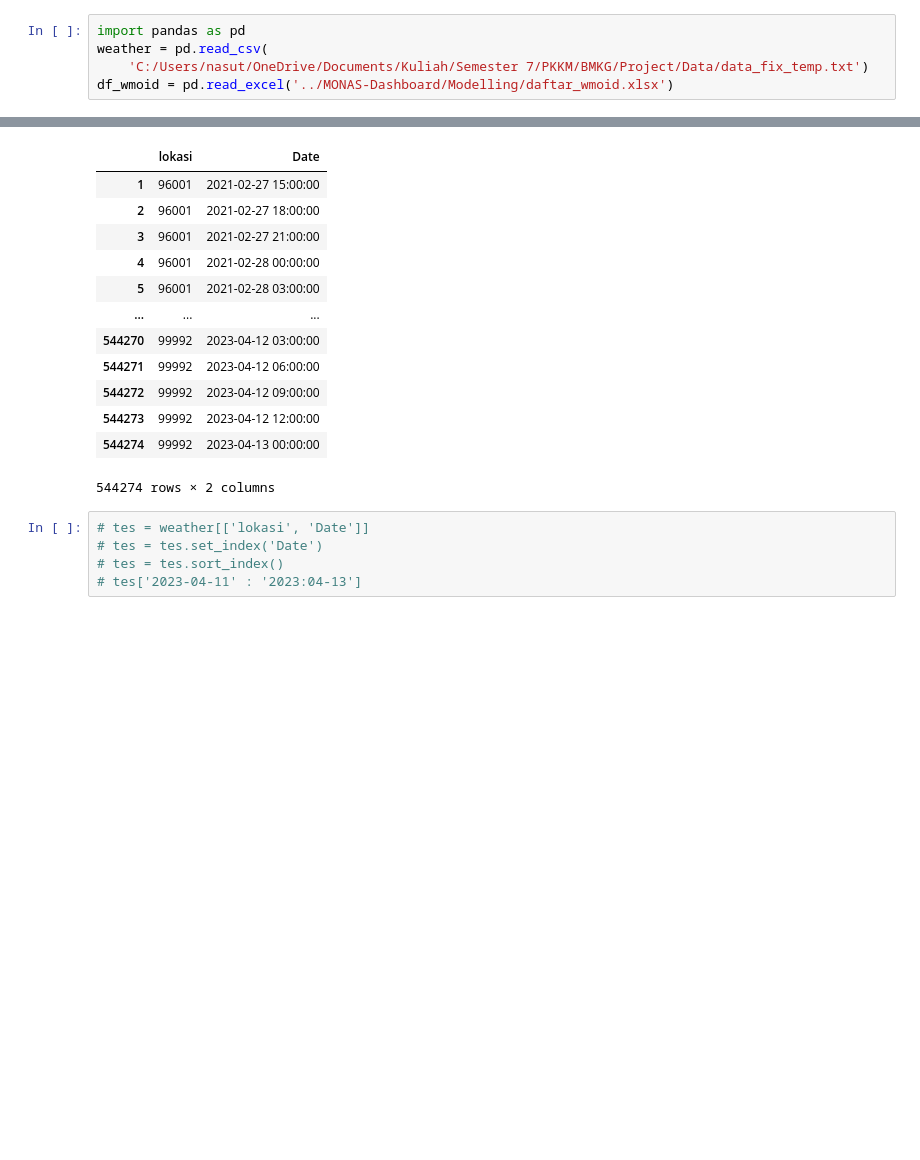
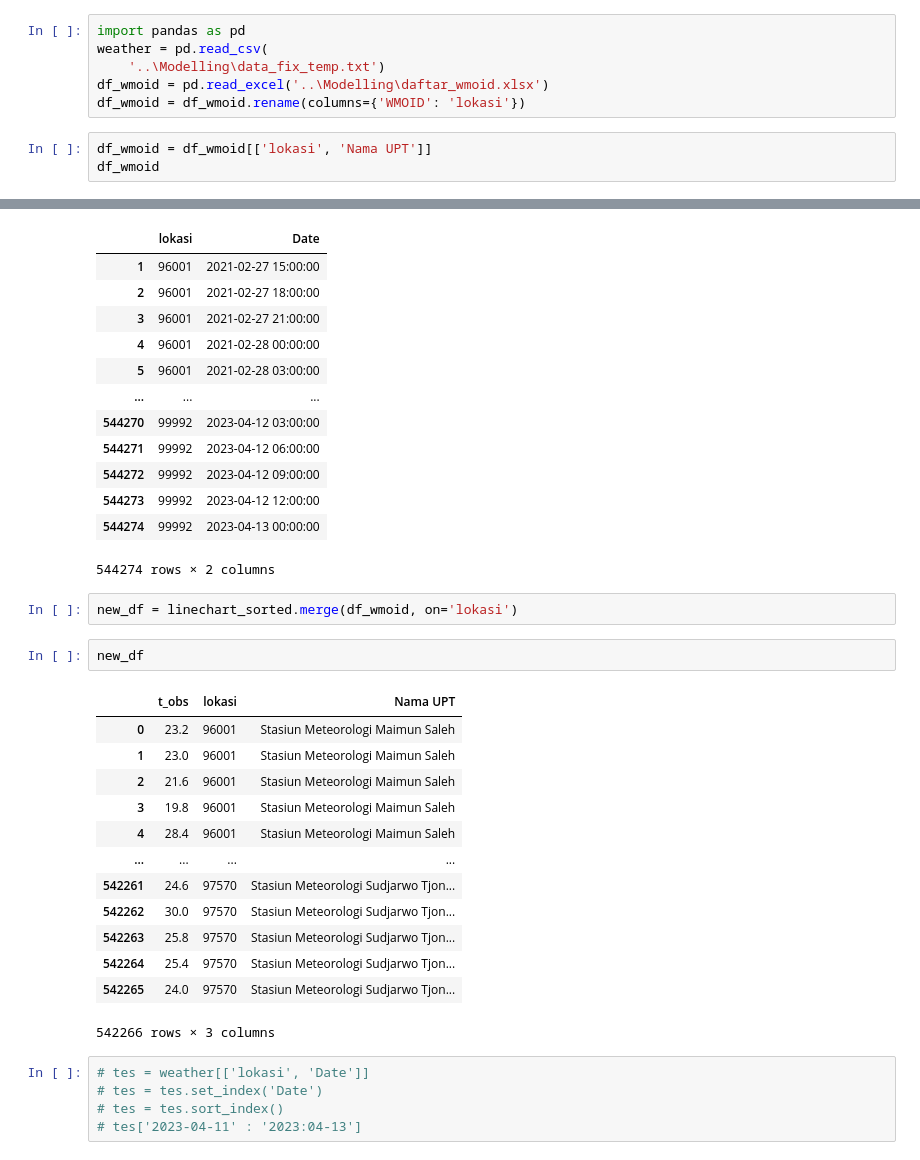
Before and after one commit to harmonicnauts/Modelling-MONAS, a Jupyter notebook: Random Test/Test_data_value.ipynb, the cells around one changed output, grey strips where cells are left out. Cells and saved outputs as stored; diff of their text form; blank space fills up the shorter version.

```diff
--- a/Random Test/Test_data_value.ipynb
+++ b/Random Test/Test_data_value.ipynb
@@ -1,5 +6,9 @@
 # %%
 import pandas as pd
 weather = pd.read_csv(
-    'C:/Users/nasut/OneDrive/Documents/Kuliah/Semester 7/PKKM/BMKG/Project/Data/data_fix_temp.txt')
-df_wmoid = pd.read_excel('../MONAS-Dashboard/Modelling/daftar_wmoid.xlsx')
+    '..\Modelling\data_fix_temp.txt')
+df_wmoid = pd.read_excel('..\Modelling\daftar_wmoid.xlsx')
+df_wmoid = df_wmoid.rename(columns={'WMOID': 'lokasi'})
+# %%
+df_wmoid = df_wmoid[['lokasi', 'Nama UPT']]
+df_wmoid
@@ -139,6 +162,24 @@ tes
 | 544273 | 99992 | 2023-04-12 12:00:00 |
 | 544274 | 99992 | 2023-04-13 00:00:00 |
 544274 rows × 2 columns
+# %%
+new_df = linechart_sorted.merge(df_wmoid, on='lokasi')
+# %%
+new_df
+# %% [output]
+|  | t_obs | lokasi | Nama UPT |
+| 0 | 23.2 | 96001 | Stasiun Meteorologi Maimun Saleh |
+| 1 | 23.0 | 96001 | Stasiun Meteorologi Maimun Saleh |
+| 2 | 21.6 | 96001 | Stasiun Meteorologi Maimun Saleh |
+| 3 | 19.8 | 96001 | Stasiun Meteorologi Maimun Saleh |
+| 4 | 28.4 | 96001 | Stasiun Meteorologi Maimun Saleh |
+| ... | ... | ... | ... |
+| 542261 | 24.6 | 97570 | Stasiun Meteorologi Sudjarwo Tjon... |
+| 542262 | 30.0 | 97570 | Stasiun Meteorologi Sudjarwo Tjon... |
+| 542263 | 25.8 | 97570 | Stasiun Meteorologi Sudjarwo Tjon... |
+| 542264 | 25.4 | 97570 | Stasiun Meteorologi Sudjarwo Tjon... |
+| 542265 | 24.0 | 97570 | Stasiun Meteorologi Sudjarwo Tjon... |
+542266 rows × 3 columns
 # %%
 # tes = weather[['lokasi', 'Date']]
 # tes = tes.set_index('Date')
```
Also changed, not shown: parts of 9 cells of this notebook, 1 other file.
